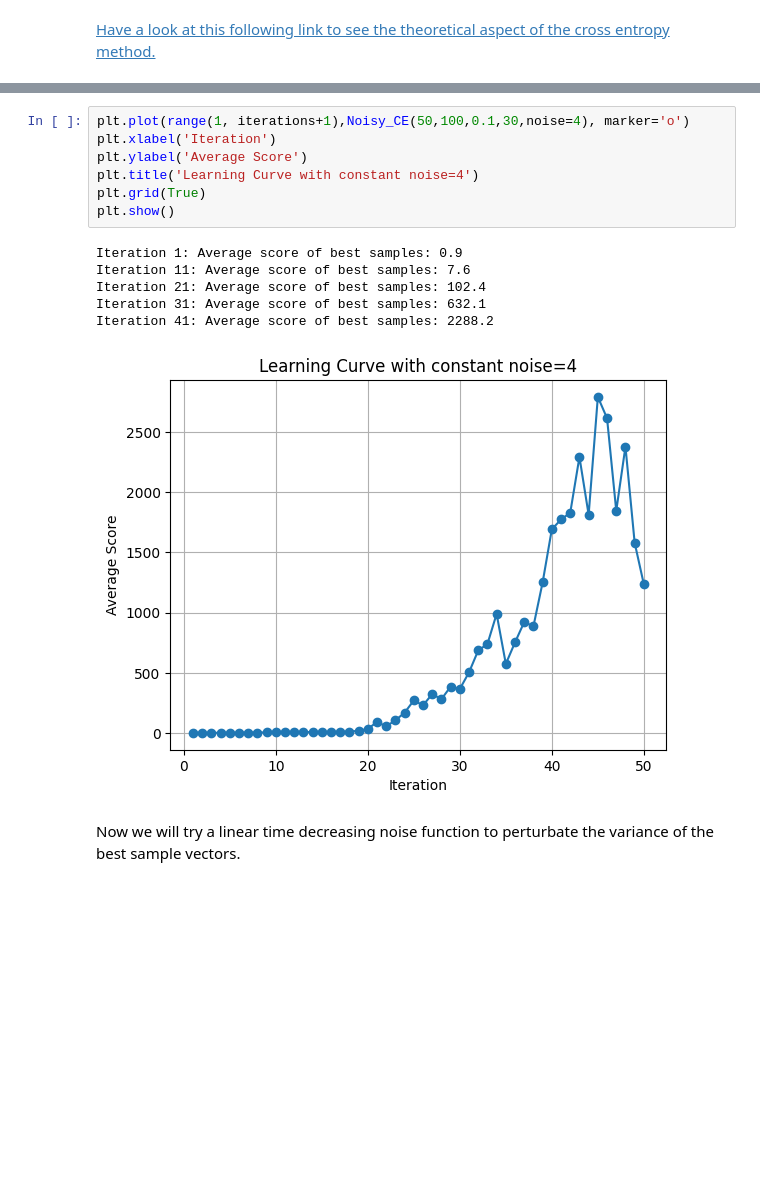
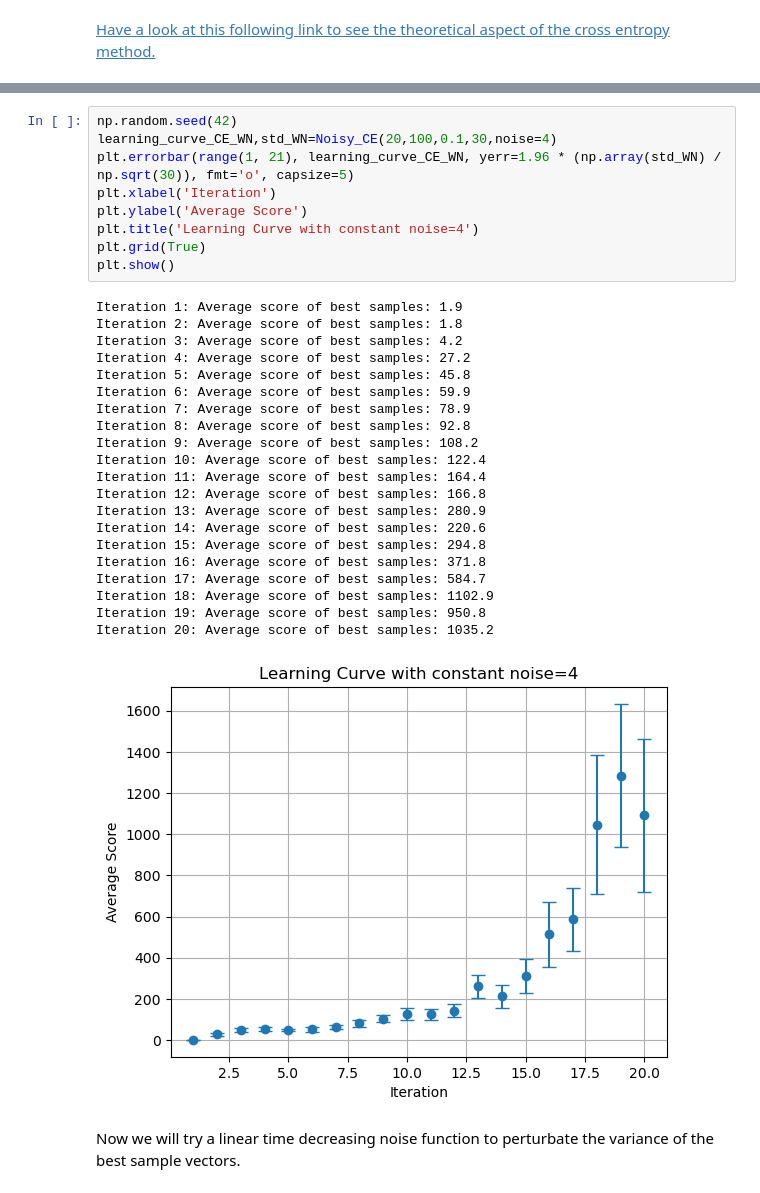
Before and after one commit to yassprogramme/learning_tetris, a Jupyter notebook: Optimization.ipynb, the cells around one changed output, grey strips where cells are left out. Saved outputs shown, nothing was run; the diff lists cells and outputs as text; blank space fills up the shorter version.

Commit message:
graphe constant noise

```diff
--- a/Optimization.ipynb
+++ b/Optimization.ipynb
@@ -136,17 +129,34 @@ def Noisy_CE (iterations=50,N=100,rho=0.1,num_games=30,noise=0):
 # %%
-plt.plot(range(1, iterations+1),Noisy_CE(50,100,0.1,30,noise=4), marker='o')
+np.random.seed(42)
+learning_curve_CE_WN,std_WN=Noisy_CE(20,100,0.1,30,noise=4)
+plt.errorbar(range(1, 21), learning_curve_CE_WN, yerr=1.96 * (np.array(std_WN) / np.sqrt(30)), fmt='o', capsize=5)
 plt.xlabel('Iteration')
 plt.ylabel('Average Score')
 plt.title('Learning Curve with constant noise=4')
 plt.grid(True)
 plt.show()
 # %% [output]
-Iteration 1: Average score of best samples: 0.9
-Iteration 11: Average score of best samples: 7.6
-Iteration 21: Average score of best samples: 102.4
-Iteration 31: Average score of best samples: 632.1
-Iteration 41: Average score of best samples: 2288.2
+Iteration 1: Average score of best samples: 1.9
+Iteration 2: Average score of best samples: 1.8
+Iteration 3: Average score of best samples: 4.2
+Iteration 4: Average score of best samples: 27.2
+Iteration 5: Average score of best samples: 45.8
+Iteration 6: Average score of best samples: 59.9
+Iteration 7: Average score of best samples: 78.9
+Iteration 8: Average score of best samples: 92.8
+Iteration 9: Average score of best samples: 108.2
+Iteration 10: Average score of best samples: 122.4
+Iteration 11: Average score of best samples: 164.4
+Iteration 12: Average score of best samples: 166.8
+Iteration 13: Average score of best samples: 280.9
+Iteration 14: Average score of best samples: 220.6
+Iteration 15: Average score of best samples: 294.8
+Iteration 16: Average score of best samples: 371.8
+Iteration 17: Average score of best samples: 584.7
+Iteration 18: Average score of best samples: 1102.9
+Iteration 19: Average score of best samples: 950.8
+Iteration 20: Average score of best samples: 1035.2
-[figure, old version]
+[figure, new version]
 # %% [markdown]
 Now we will try a linear time decreasing noise function to perturbate the variance of the best sample vectors.
 # %%
```
Also changed, not shown: parts of 5 cells of this notebook.
